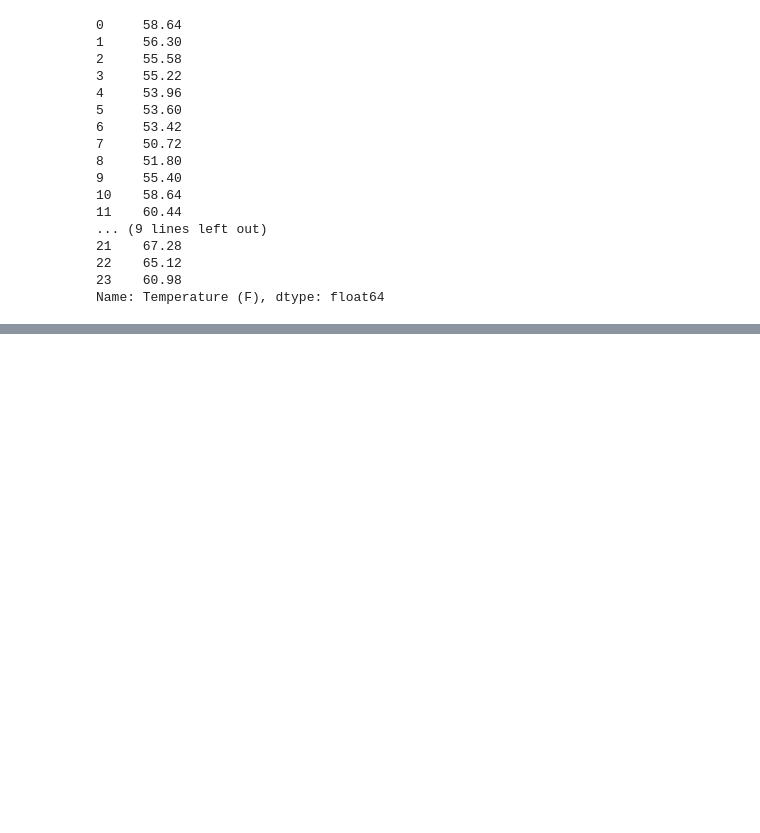
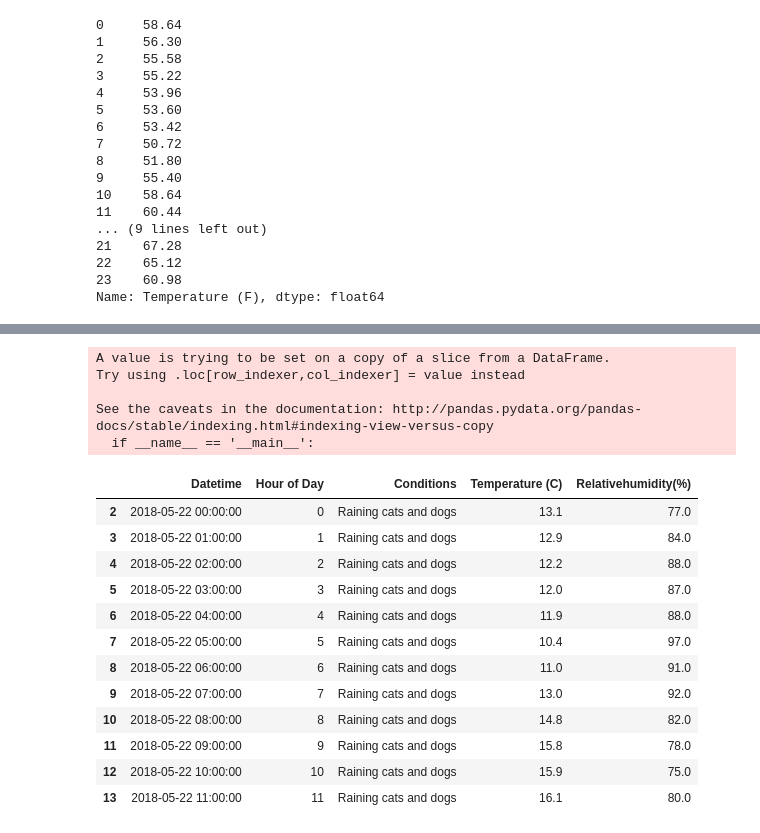
Before and after one commit to jenfly/pydata-intro-workshop, a Jupyter notebook: Slides.ipynb, the cells around one changed output, grey strips where cells are left out. Saved outputs shown, nothing was run; the diff lists cells and outputs as text; code cells hidden in the pictures; blank space fills up the shorter version.

```diff
--- a/Slides.ipynb
+++ b/Slides.ipynb
@@ -326,0 +345,24 @@ Name: Temperature (F), dtype: float64
+# %%
+# Throw a Warning by setting values on a slice
+
+weather_am['Conditions'] = 'Raining cats and dogs'
+weather_am
+# %% [output]
+A value is trying to be set on a copy of a slice from a DataFrame.
+Try using .loc[row_indexer,col_indexer] = value instead
+
+See the caveats in the documentation: http://pandas.pydata.org/pandas-docs/stable/indexing.html#indexing-view-versus-copy
+  if __name__ == '__main__':
+|  | Datetime | Hour of Day | Conditions | Temperature (C) | Relativehumidity(%) |
+| 2 | 2018-05-22 00:00:00 | 0 | Raining cats and dogs | 13.1 | 77.0 |
+| 3 | 2018-05-22 01:00:00 | 1 | Raining cats and dogs | 12.9 | 84.0 |
+| 4 | 2018-05-22 02:00:00 | 2 | Raining cats and dogs | 12.2 | 88.0 |
+| 5 | 2018-05-22 03:00:00 | 3 | Raining cats and dogs | 12.0 | 87.0 |
+| 6 | 2018-05-22 04:00:00 | 4 | Raining cats and dogs | 11.9 | 88.0 |
+| 7 | 2018-05-22 05:00:00 | 5 | Raining cats and dogs | 10.4 | 97.0 |
+| 8 | 2018-05-22 06:00:00 | 6 | Raining cats and dogs | 11.0 | 91.0 |
+| 9 | 2018-05-22 07:00:00 | 7 | Raining cats and dogs | 13.0 | 92.0 |
+| 10 | 2018-05-22 08:00:00 | 8 | Raining cats and dogs | 14.8 | 82.0 |
+| 11 | 2018-05-22 09:00:00 | 9 | Raining cats and dogs | 15.8 | 78.0 |
+| 12 | 2018-05-22 10:00:00 | 10 | Raining cats and dogs | 15.9 | 75.0 |
+| 13 | 2018-05-22 11:00:00 | 11 | Raining cats and dogs | 16.1 | 80.0 |
```
Also changed, not shown: parts of 13 cells of this notebook.
